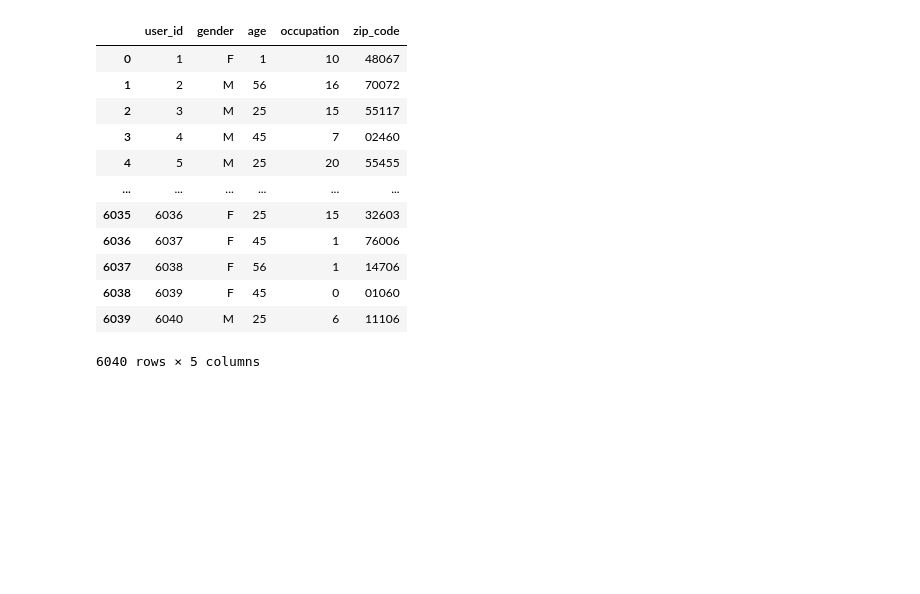
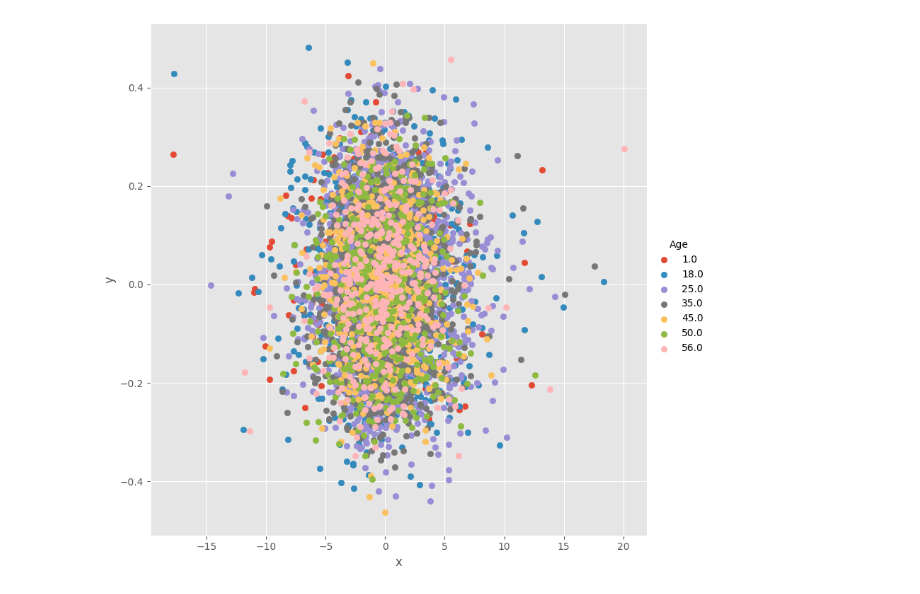
Before and after one commit to t8140140/assingment1-data-mining, a Jupyter notebook: data_visualization.ipynb, the cells around one changed output. Cells and saved outputs as stored; diff of their text form; code cells hidden in the pictures; blank space fills up the shorter version.

```diff
--- a/data_visualization.ipynb
+++ b/data_visualization.ipynb
@@ -8,29 +8,8 @@ from sklearn.decomposition import PCA
 
 plt.style.use('ggplot')
 
-users_table = pd.read_csv(filepath_or_buffer='./ml-1m/users.dat',
-                          sep='::', delimiter=None, header=0, names=['user_id', 'gender', 'age', 'occupation', 'zip_code'], engine='python')
-
 user_train_indices = np.array(pd.read_csv(filepath_or_buffer='./user_train_indices.csv', header=None))
 movie_train_indices = np.array(pd.read_csv(filepath_or_buffer='./movie_train_indices.csv', header=None))
 
-users_table = users_table.iloc[user_train_indices[:,0]]
-
-U = np.array(pd.read_csv(filepath_or_buffer='./Users.csv', header=None))
-M = np.array(pd.read_csv(filepath_or_buffer='./Movies.csv', header=None))
-
-age = np.array(users_table['age'])
+U = np.array(pd.read_csv(filepath_or_buffer='./U.csv', header=None))
+M = np.array(pd.read_csv(filepath_or_buffer='./M.csv', header=None))
-# %% [output]
-|  | user_id | gender | age | occupation | zip_code |
-| 0 | 1 | F | 1 | 10 | 48067 |
-| 1 | 2 | M | 56 | 16 | 70072 |
-| 2 | 3 | M | 25 | 15 | 55117 |
-| 3 | 4 | M | 45 | 7 | 02460 |
-| 4 | 5 | M | 25 | 20 | 55455 |
-| ... | ... | ... | ... | ... | ... |
-| 6035 | 6036 | F | 25 | 15 | 32603 |
-| 6036 | 6037 | F | 45 | 1 | 76006 |
-| 6037 | 6038 | F | 56 | 1 | 14706 |
-| 6038 | 6039 | F | 45 | 0 | 01060 |
-| 6039 | 6040 | M | 25 | 6 | 11106 |
-6040 rows × 5 columns
@@ -37,19 +23,20 @@ age = np.array(users_table['age'])
 # %%
 
 train_data_mean_and_std = StandardScaler().fit_transform(U)
 
 pca = PCA()
 
 pca.n_components = 2
 pca_data = pca.fit_transform(train_data_mean_and_std)
-print(pca_data.shape)
-print(age.shape)
+
 pca_data = np.vstack((pca_data.T,age.T)).T
 
 pca_df = pd.DataFrame(data=pca_data,columns=('x','y','Age'))
-sns.FacetGrid(pca_df,hue='Age',height=6).map(plt.scatter,'x','y').add_legend()
+sns.FacetGrid(pca_df,hue='Age',height=8).map(plt.scatter,'x','y').add_legend()
 plt.savefig('pca_users.png')
 plt.show()
+# %% [output]
+[figure, added]
 # %%
 import umap.umap_ as umap
 reducer = umap.UMAP()
```
Also changed, not shown: parts of 8 cells of this notebook, 9 other files.
